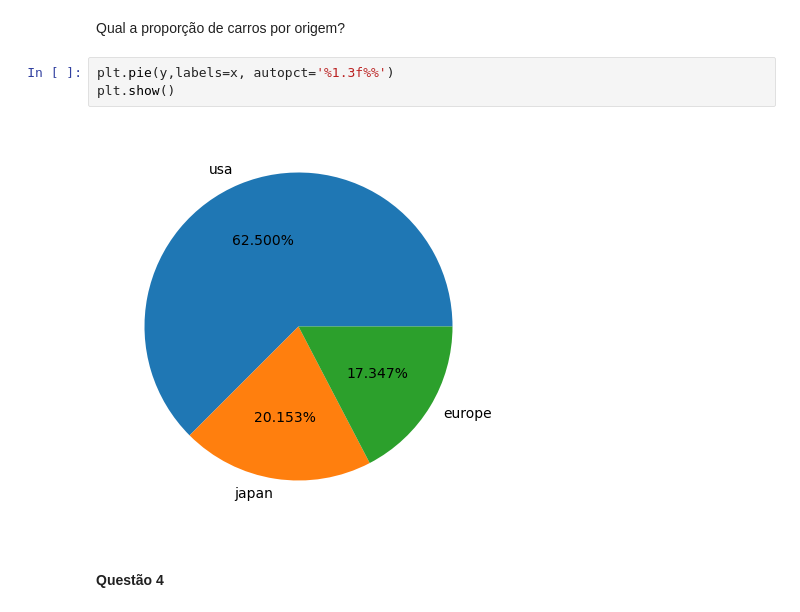
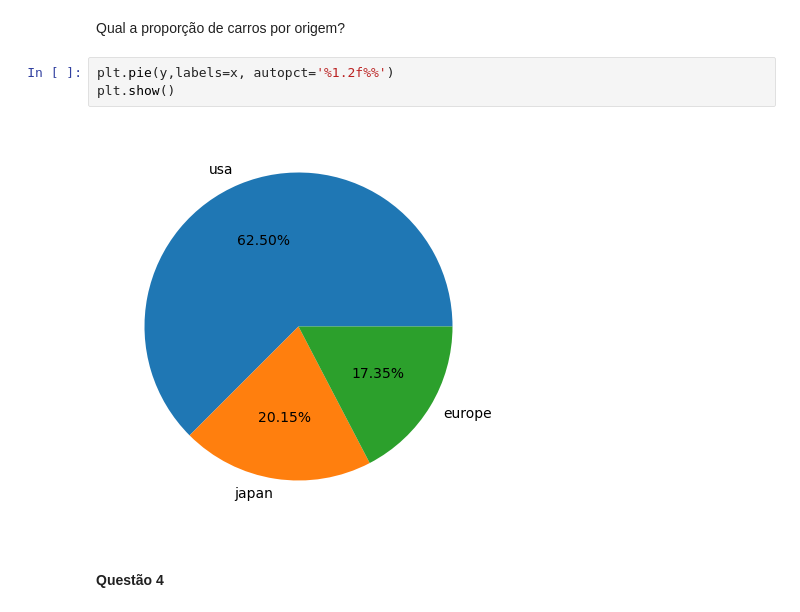
Before and after one commit to melquiorq/Modulo-4, a Jupyter notebook: Aula_2_Matplotlib.ipynb, the cells around one changed output. Saved outputs shown, nothing was run; the diff lists cells and outputs as text.

```diff
--- a/Aula_2_Matplotlib.ipynb
+++ b/Aula_2_Matplotlib.ipynb
@@ -544,10 +544,10 @@ plt.show()
 # %% [markdown]
 Qual a proporção de carros por origem?
 # %%
-plt.pie(y,labels=x, autopct='%1.3f%%')
+plt.pie(y,labels=x, autopct='%1.2f%%')
 plt.show()
 # %% [output]
-[figure, old version]
+[figure, new version]
 # %% [markdown]
 #### Questão 4
 # %% [markdown]
```
Also changed, not shown: parts of 6 cells of this notebook.
